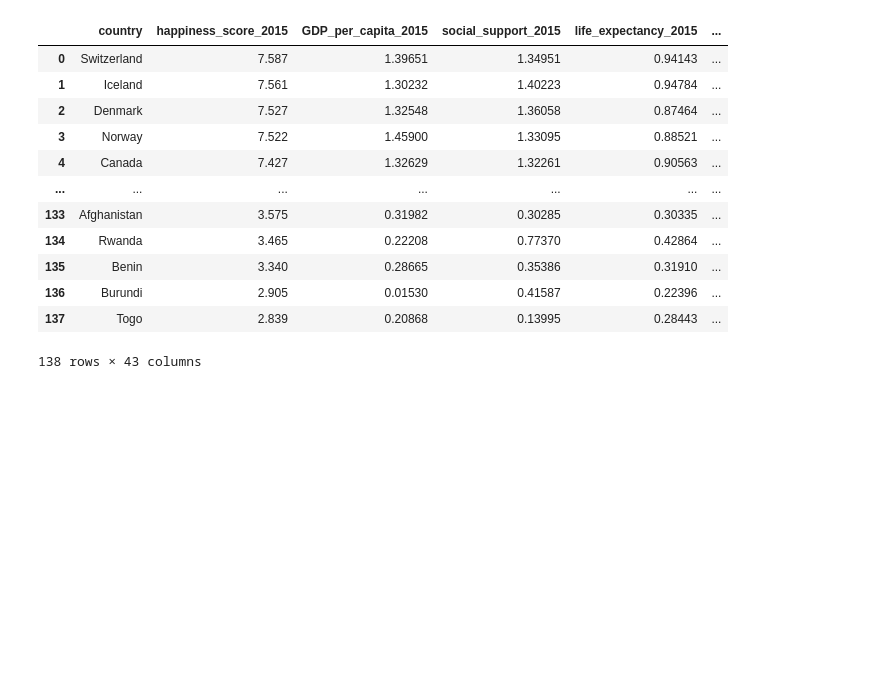
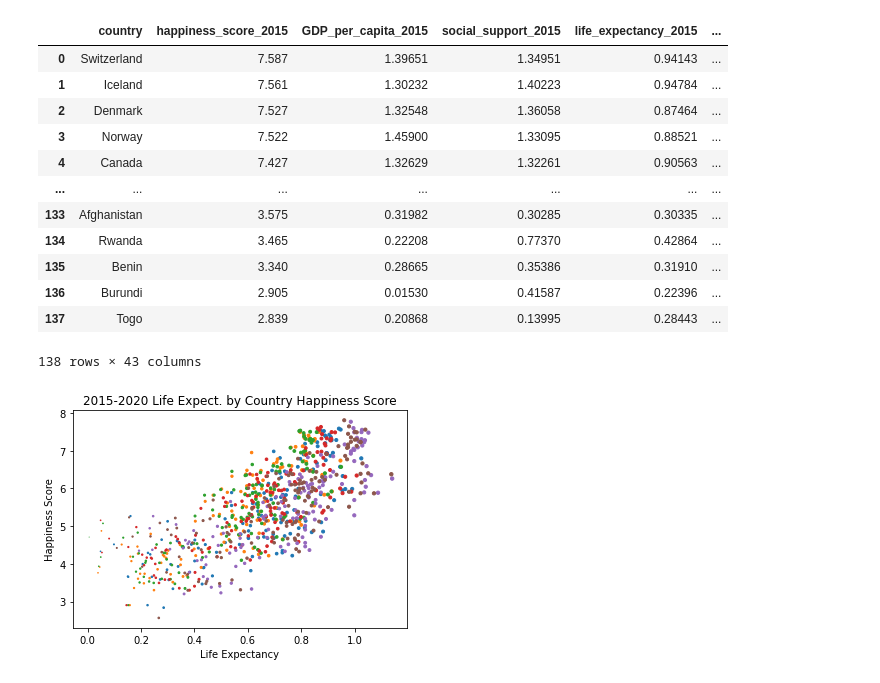
Before and after one commit to josiedeleon/Team9--Project1, a Jupyter notebook: Project 1 Happiness.ipynb, the cells around one changed output. Cells and saved outputs as stored; diff of their text form; code cells hidden in the pictures; blank space fills up the shorter version.

```diff
--- a/Project 1 Happiness.ipynb
+++ b/Project 1 Happiness.ipynb
@@ -48,3 +48,17 @@ Merge_df
 | 136 | Burundi | 2.905 | 0.01530 | 0.41587 | 0.22396 | ... |
 | 137 | Togo | 2.839 | 0.20868 | 0.13995 | 0.28443 | ... |
 138 rows × 43 columns
+# %%
+plt.scatter(Merge_df["life_expectancy_2015"], Merge_df["happiness_score_2015"], s=Merge_df["life_expectancy_2015"]*10)
+plt.scatter(Merge_df["life_expectancy_2016"], Merge_df["happiness_score_2016"], s=Merge_df["life_expectancy_2016"]*10)
+plt.scatter(Merge_df["life_expectancy_2017"], Merge_df["happiness.score_2017"], s=Merge_df["life_expectancy_2017"]*10)
+plt.scatter(Merge_df["life_expectancy_2018"], Merge_df["happiness_score_2018"], s=Merge_df["life_expectancy_2018"]*10)
+plt.scatter(Merge_df["life_expectancy_2019"], Merge_df["happiness_score_2019"], s=Merge_df["life_expectancy_2019"]*10)
+plt.scatter(Merge_df["life_expectancy_2020"], Merge_df["happiness_score_2020"], s=Merge_df["life_expectancy_2020"]*10)
+plt.xlabel("Life Expectancy")
+plt.ylabel("Happiness Score")
+plt.title("2015-2020 Life Expect. by Country Happiness Score")
+#plt.legend()
+plt.show()
+# %% [output]
+[figure, added]
```
Also changed, not shown: parts of 4 cells of this notebook.
